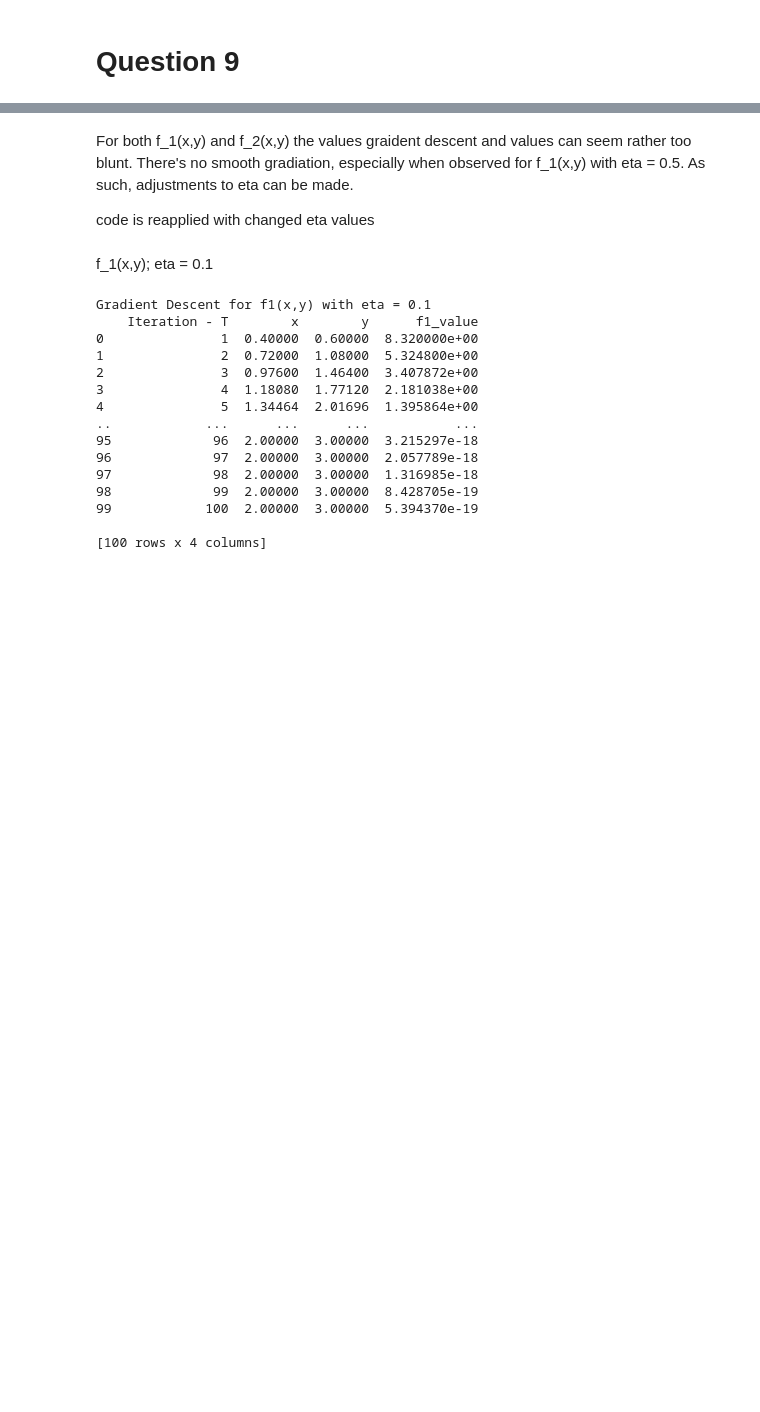
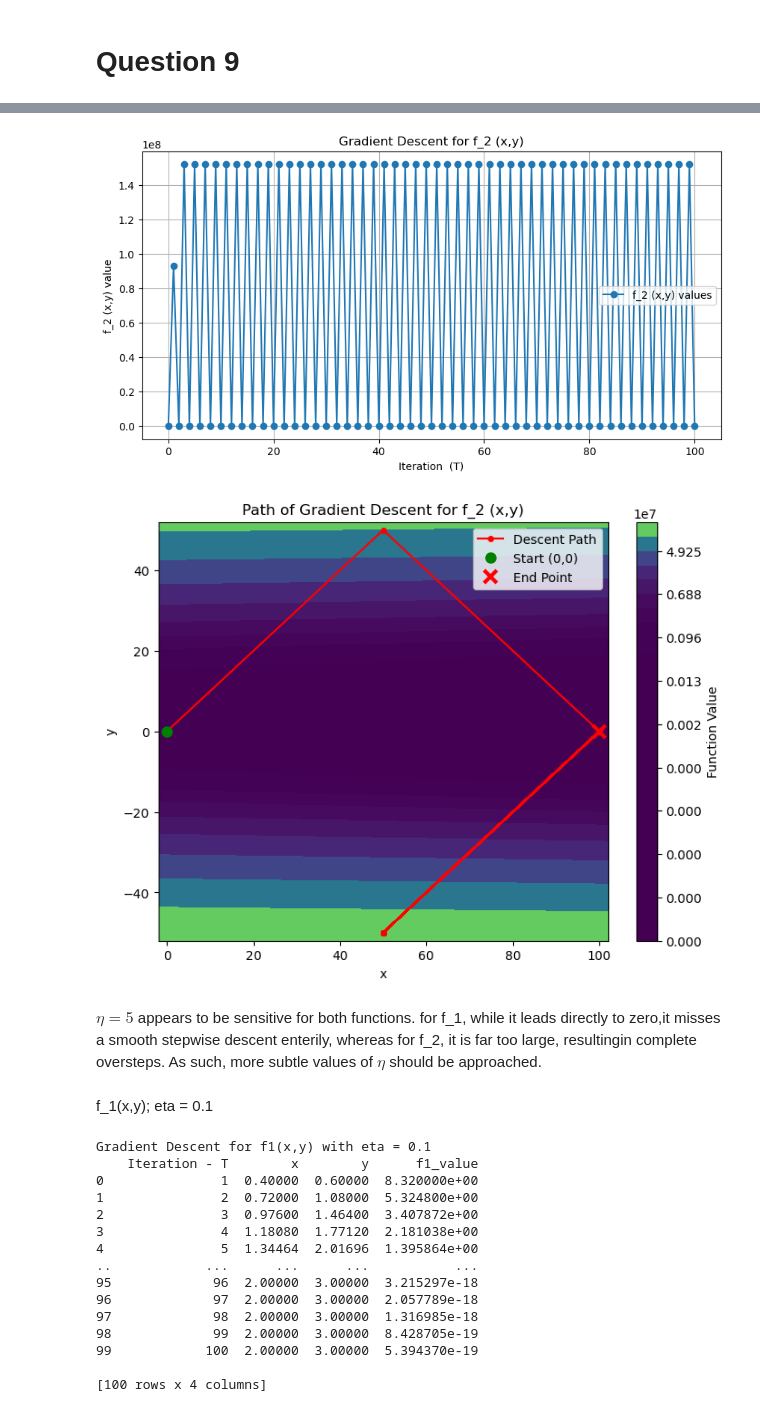
Before and after one commit to BranfordS813/CAP_6619_Coding_Tasks, a Jupyter notebook: Homework/Homework_1/Coding_Questions/Sanford_HW_1_Q9.ipynb, the cells around one changed output, grey strips where cells are left out. Cells and saved outputs as stored; diff of their text form; code cells hidden in the pictures; blank space fills up the shorter version.

```diff
--- a/Homework/Homework_1/Coding_Questions/Sanford_HW_1_Q9.ipynb
+++ b/Homework/Homework_1/Coding_Questions/Sanford_HW_1_Q9.ipynb
@@ -146,0 +296,3 @@ Gradient Descent for f1(x,y) with eta = 0.5
+# %%
+#Applying f_2 function
+f_2_val_update, f_2_x_update, f_2_y_update = f_2_GD(eta2=0.5)
@@ -188,39 +411,0 @@ Applying gradient descent to f_2(x,y)
-# %%
-# initialize x and y
-x2 = 0
-y2 = 0
-
-# set learning rate eta (note: a smaller eta value must be used)
-eta2 = 0.001
-
-# set iteration number for T
-T2 = 100
-
-# initiazlie arrays to store values for x, y, and function value
-f_2_x_update = []
-f_2_y_update = []
-f_2_val_update = []
-
-for i in range(T2):
-    # Gradients for partial derivatives of f_2:
-    grad_x2 = 40 * ((x2 + 3) - (y2 - 3)**2)
-    grad_y2 = -2 + 2*(y2-3) - 80*(y2-3)*((x2+3)-(y2-3)**2)
-
-    # updating x and y
-    x2 = x2 - eta2 * grad_x2
-    y2 = y2 - eta2 * grad_y2
-
-    # record the updated x and y
-    f_2_x_update.append(x2)
-    f_2_y_update.append(y2)
-
-    # this line calculates and records the function's value
-    f_2_val_update.append((1-(y2-3))**2 + 20*((x2+3)-(y2-3)**2)**2)
-
-print("Gradient Descent for f2(x,y) with eta = 0.001")
-print(pd.DataFrame({
-    'Iteration - T': range(1, T2 + 1),
-    'x': f_2_x_update,
-    'y': f_2_y_update,
-    'f2_value': f_2_val_update
-    }))
@@ -281,7 +420,11 @@ plt.show()
+# %%
+# Plotting for f_2 function
+plt_GD(f_2_val_update, f_2_x_update, f_2_y_update, title="f_2 (x,y)", f=2)
+# %% [output]
+[figure, added]
+[figure, added]
 # %% [markdown]
-For both f_1(x,y) and f_2(x,y) the values graident descent and values can seem rather too blunt. There's no smooth gradiation, especially when observed for f_1(x,y) with eta = 0.5. As such, adjustments to eta can be made.
-
-code is reapplied with changed eta values
+$\eta=5$ appears to be sensitive for both functions. for f_1, while it leads directly to zero,it misses a smooth stepwise descent enterily, whereas for f_2, it is far too large, resultingin complete oversteps. As such, more subtle values of $\eta$ should be approached.
 # %% [markdown]
 f_1(x,y); eta = 0.1
 # %%
```
Also changed, not shown: parts of 24 cells of this notebook.
